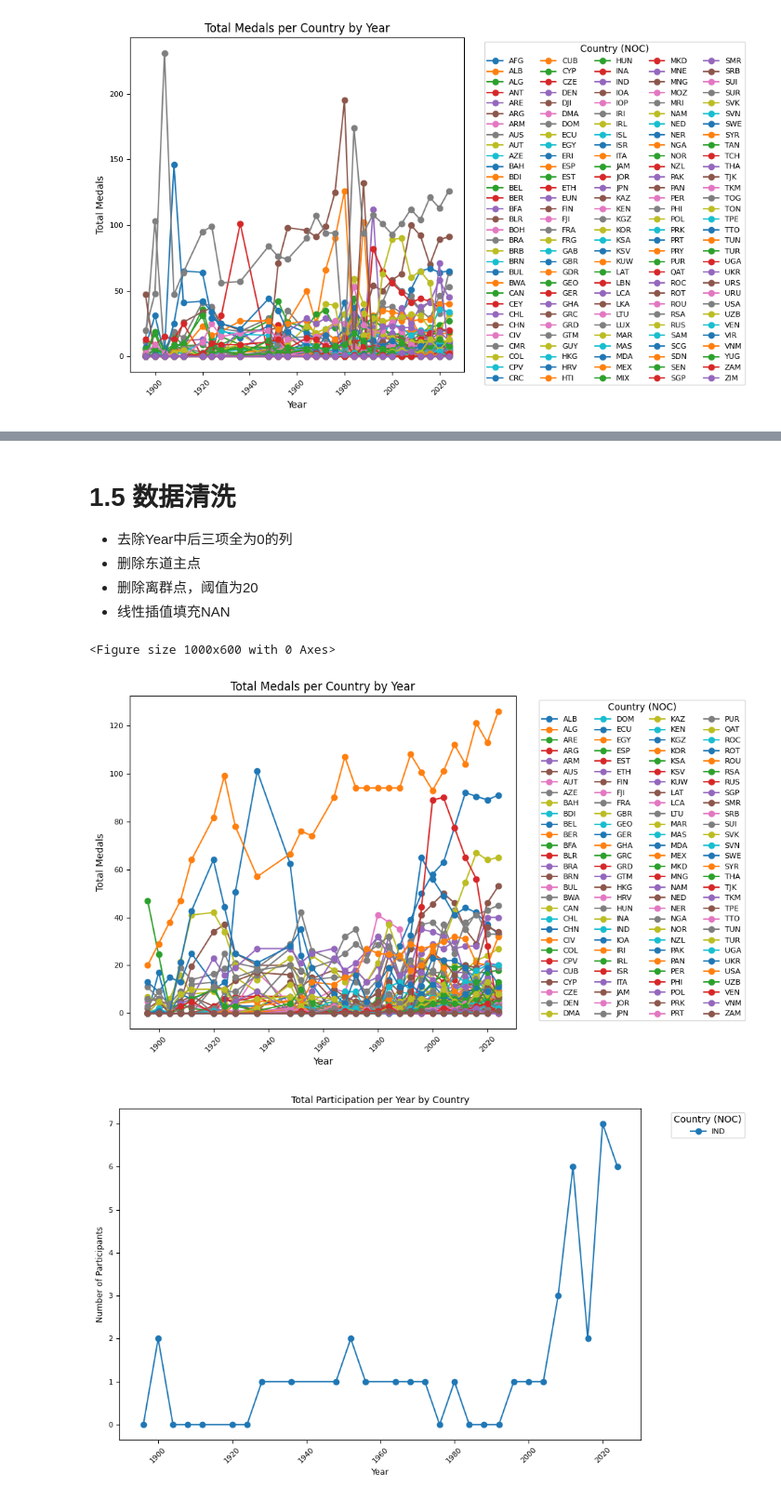
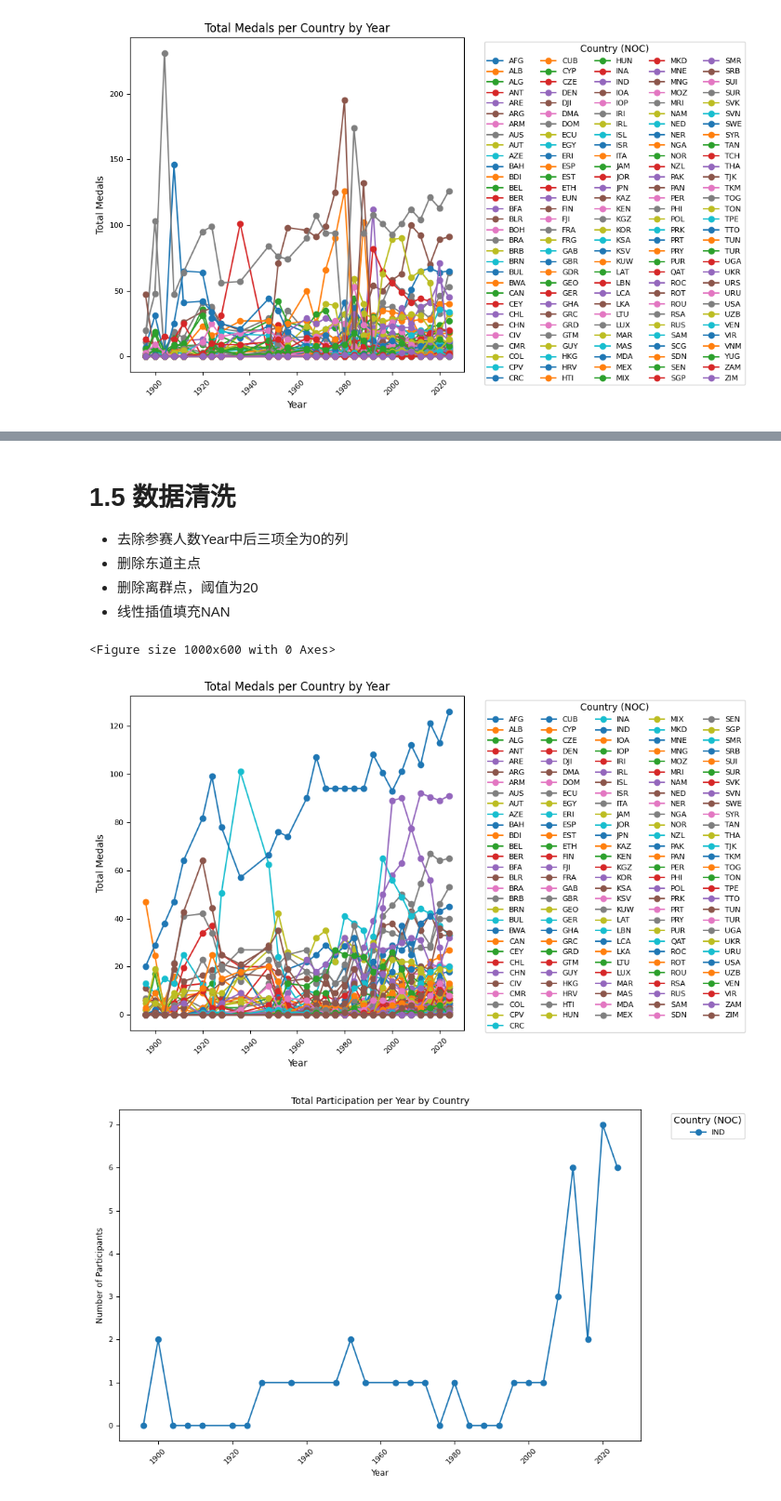
Before and after one commit to rainbowyuyu/MCM, a Jupyter notebook: model_and_code/data_processing.ipynb, the cells around one changed output, grey strips where cells are left out. Shown at 93% size. Cells and saved outputs as stored; diff of their text form; code cells hidden in the pictures.

```diff
--- a/model_and_code/data_processing.ipynb
+++ b/model_and_code/data_processing.ipynb
@@ -173,7 +173,7 @@ import numpy as np
 noc_counts = athletes_with_medal['NOC'].value_counts()
 
 # 将 'USA' 的数量减小 3000
-noc_counts['USA'] = max(noc_counts['USA'] - 3000, 0)  # 防止数量变为负数
+noc_counts['USA'] = max(noc_counts['USA'], 0)  # 防止数量变为负数
 
 # 2. 计算每个 NOC 对应的不同 Sport 数量
 sport_counts = athletes_with_medal.groupby('NOC')['Sport'].nunique()
@@ -658,0 +710,21 @@ plt.show()
+# %%
+import matplotlib.pyplot as plt
+
+# 按年份和国家（NOC）统计参赛人数
+participation_by_year_country = athletes.groupby(['Year', 'NOC']).size().unstack(fill_value=0)
+
+# 绘制折线图
+plt.figure(figsize=(10, 6))
+participation_by_year_country.plot(kind='line', marker='o', figsize=(10, 6))
+
+# 设置标题、标签和图例的字体大小
+plt.title('Total Participation per Year by Country', fontsize=10)  # 设置标题字体大小
+plt.xlabel('Year', fontsize=9)  # 设置 x 轴标签字体大小
+plt.ylabel('Number of Participants', fontsize=9)  # 设置 y 轴标签字体大小
+plt.xticks(rotation=45, fontsize=8)  # 设置 x 轴刻度字体大小
+plt.yticks(fontsize=8)  # 设置 y 轴刻度字体大小
+
+plt.legend(title='Country (NOC)', fontsize=5, title_fontsize=10, bbox_to_anchor=(1.05, 1), loc='upper left', ncol=5)
+
+plt.tight_layout()
+plt.show()
@@ -659,6 +734,6 @@ plt.show()
 # %% [markdown]
 # 1.5 数据清洗
-- 去除Year中后三项全为0的列
+- 去除参赛人数Year中后三项全为0的列
 - 删除东道主点
 - 删除离群点，阈值为20
 - 线性插值填充NAN
@@ -666,8 +741,13 @@ plt.show()
 # 按年份和国家（NOC）统计参赛人数
 medals_by_year = medal_counts.groupby(['Year', 'NOC'])['Total'].sum().unstack(fill_value=0)
 
-# 删除最后三行全为0的列
-medals_by_year_clean = medals_by_year.loc[:, medals_by_year.iloc[-3:].sum(axis=0) != 0]
+# 删除 `participation_by_year_country` 表中最后三行全为0的列
+# 假设 `participation_by_year_country` 是已经存在的 DataFrame
+bad_columns = participation_by_year_country.iloc[-3:].sum(axis=0) == 0  # 找到最后三行全为0的列
+columns_to_delete = bad_columns[bad_columns].index  # 获取这些列的列名
+
+# 从 `medals_by_year_clean` 表中删除这些列
+medals_by_year_clean = medals_by_year.loc[:, ~medals_by_year.columns.isin(columns_to_delete)]
 
 # 遍历 hosts 表的每一行，获取 Year 和 NOC
 for _, row in hosts.iterrows():
@@ -699,23 +779,23 @@ medals_by_year_clean = medals_by_year_clean.interpolate(method='linear', axis=0)
 # %%
 # 绘制折线图
 plt.figure(figsize=(10, 6))
 medals_by_year_clean.plot(kind='line', marker='o', figsize=(10, 6))  # Use a colormap
 
 # 设置标题、标签和图例的字体大小
 plt.title('Total Medals per Country by Year')
 plt.xlabel('Year')
 plt.ylabel('Total Medals')
 plt.xticks(rotation=45, fontsize=8)  # 设置 x 轴刻度字体大小
 plt.yticks(fontsize=8)  # 设置 y 轴刻度字体大小
 
 # 设置图例的字体大小，并显示为四列
-plt.legend(title='Country (NOC)', fontsize=8, title_fontsize=10, bbox_to_anchor=(1.05, 1), loc='upper left', ncol=4)
+plt.legend(title='Country (NOC)', fontsize=8, title_fontsize=10, bbox_to_anchor=(1.05, 1), loc='upper left', ncol=5)
 
 plt.tight_layout()
 plt.show()
 # %% [output]
 <Figure size 1000x600 with 0 Axes>
-[figure, old version]
+[figure, new version]
 # %%
 # 绘制折线图
 plt.figure(figsize=(10, 6))
```
Also changed, not shown: parts of 12 cells of this notebook, 2 other files.
